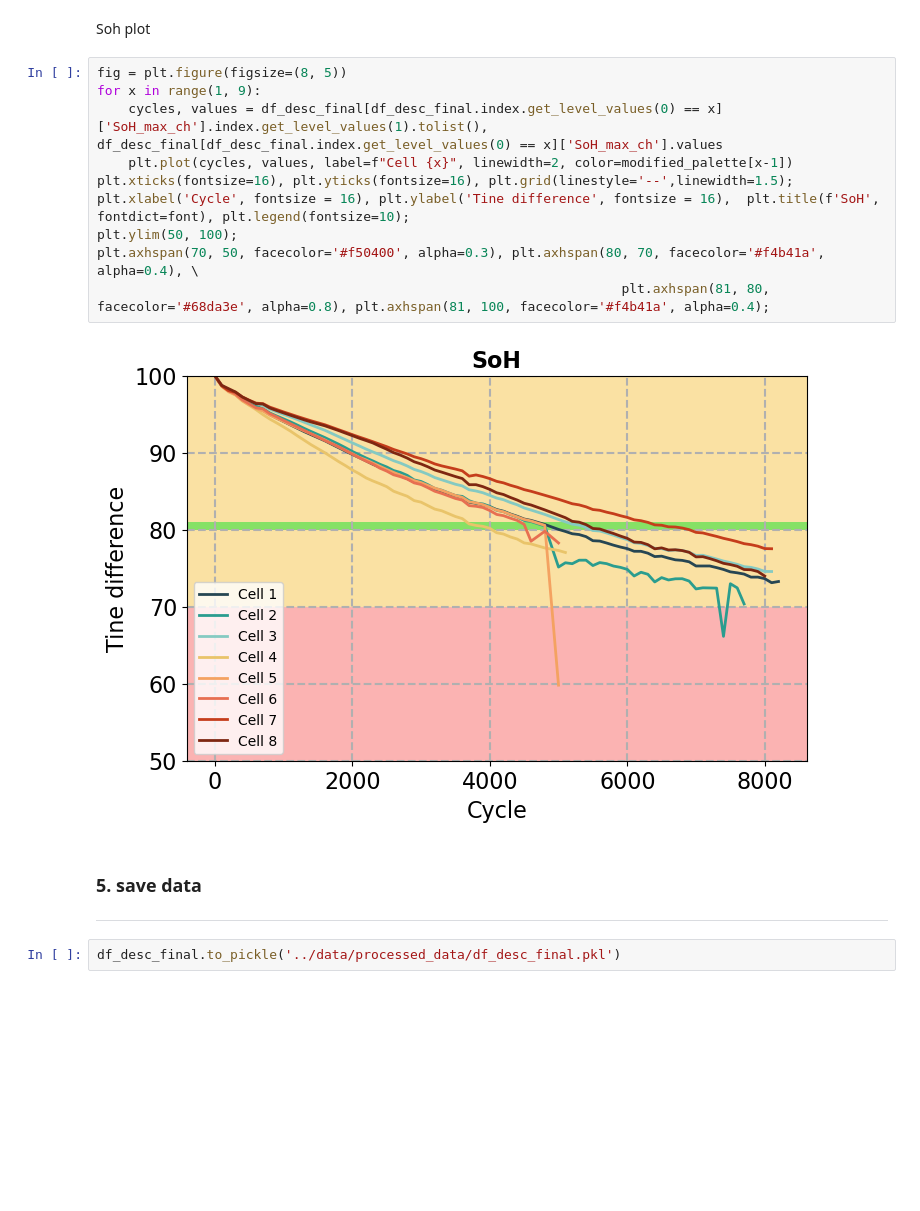
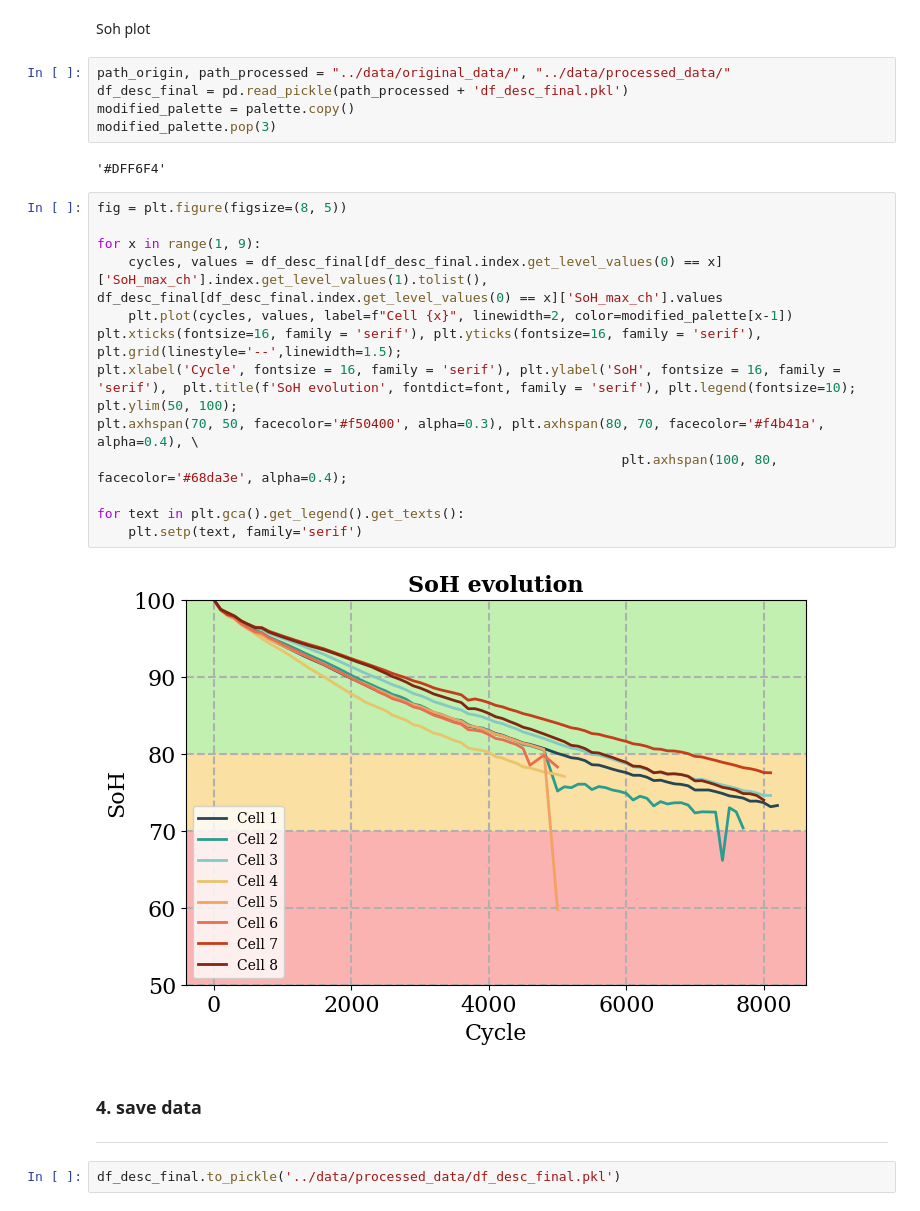
Before and after one commit to ikumpli/LSTM-GANS-RUL-Prediction-for-Lithium-ion-Bateries, a Jupyter notebook: 01_dev/01_01_eda.ipynb, the cells around one changed output. Saved outputs shown, nothing was run; the diff lists cells and outputs as text; blank space fills up the shorter version.

```diff
--- a/code/02_01_eda.ipynb
+++ b/01_dev/01_01_eda.ipynb
@@ -263,20 +263,31 @@ df_desc_final['RUL'] = df_desc_final.index.get_level_values(0).astype(int).map(e
 df_desc_final['RUL'] = df_desc_final['RUL'] - df_desc_final.index.get_level_values(1).astype(int)
 # %% [markdown]
 Soh plot
+# %%
+path_origin, path_processed = "../data/original_data/", "../data/processed_data/"
+df_desc_final = pd.read_pickle(path_processed + 'df_desc_final.pkl')
+modified_palette = palette.copy()
+modified_palette.pop(3)
+# %% [output]
+'#DFF6F4'
 # %%
 fig = plt.figure(figsize=(8, 5))
+
 for x in range(1, 9):
     cycles, values = df_desc_final[df_desc_final.index.get_level_values(0) == x]['SoH_max_ch'].index.get_level_values(1).tolist(), df_desc_final[df_desc_final.index.get_level_values(0) == x]['SoH_max_ch'].values
     plt.plot(cycles, values, label=f"Cell {x}", linewidth=2, color=modified_palette[x-1])
-plt.xticks(fontsize=16), plt.yticks(fontsize=16), plt.grid(linestyle='--',linewidth=1.5);
-plt.xlabel('Cycle', fontsize = 16), plt.ylabel('Tine difference', fontsize = 16),  plt.title(f'SoH', fontdict=font), plt.legend(fontsize=10);
+plt.xticks(fontsize=16, family = 'serif'), plt.yticks(fontsize=16, family = 'serif'), plt.grid(linestyle='--',linewidth=1.5);
+plt.xlabel('Cycle', fontsize = 16, family = 'serif'), plt.ylabel('SoH', fontsize = 16, family = 'serif'),  plt.title(f'SoH evolution', fontdict=font, family = 'serif'), plt.legend(fontsize=10);
 plt.ylim(50, 100);
 plt.axhspan(70, 50, facecolor='#f50400', alpha=0.3), plt.axhspan(80, 70, facecolor='#f4b41a', alpha=0.4), \
-                                                                   plt.axhspan(81, 80, facecolor='#68da3e', alpha=0.8), plt.axhspan(81, 100, facecolor='#f4b41a', alpha=0.4);
+                                                                   plt.axhspan(100, 80, facecolor='#68da3e', alpha=0.4);
+
+for text in plt.gca().get_legend().get_texts():
+    plt.setp(text, family='serif')
 # %% [output]
-[figure, old version]
+[figure, new version]
 # %% [markdown]
-### <a id='5'>5. save data</a>
+### <a id='4'> 4. save data</a>
 ---
 # %%
 df_desc_final.to_pickle('../data/processed_data/df_desc_final.pkl')
```
Also changed, not shown: 9 other files.
